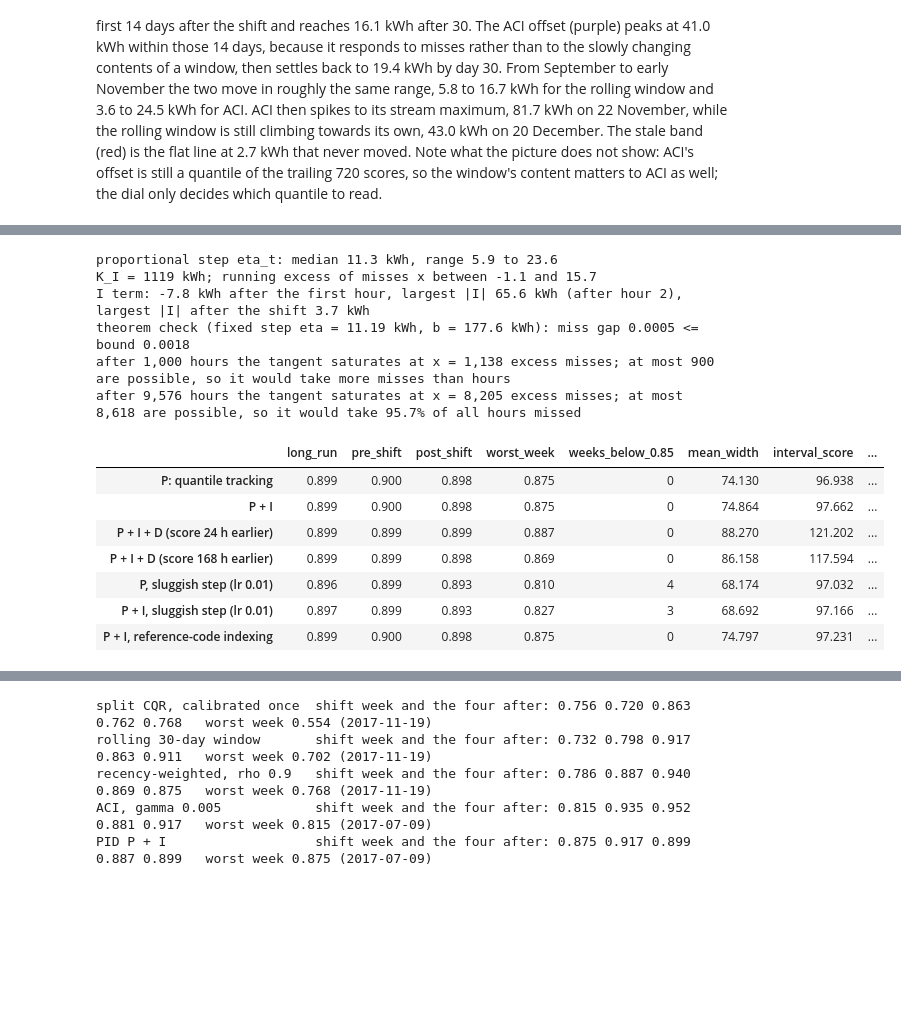
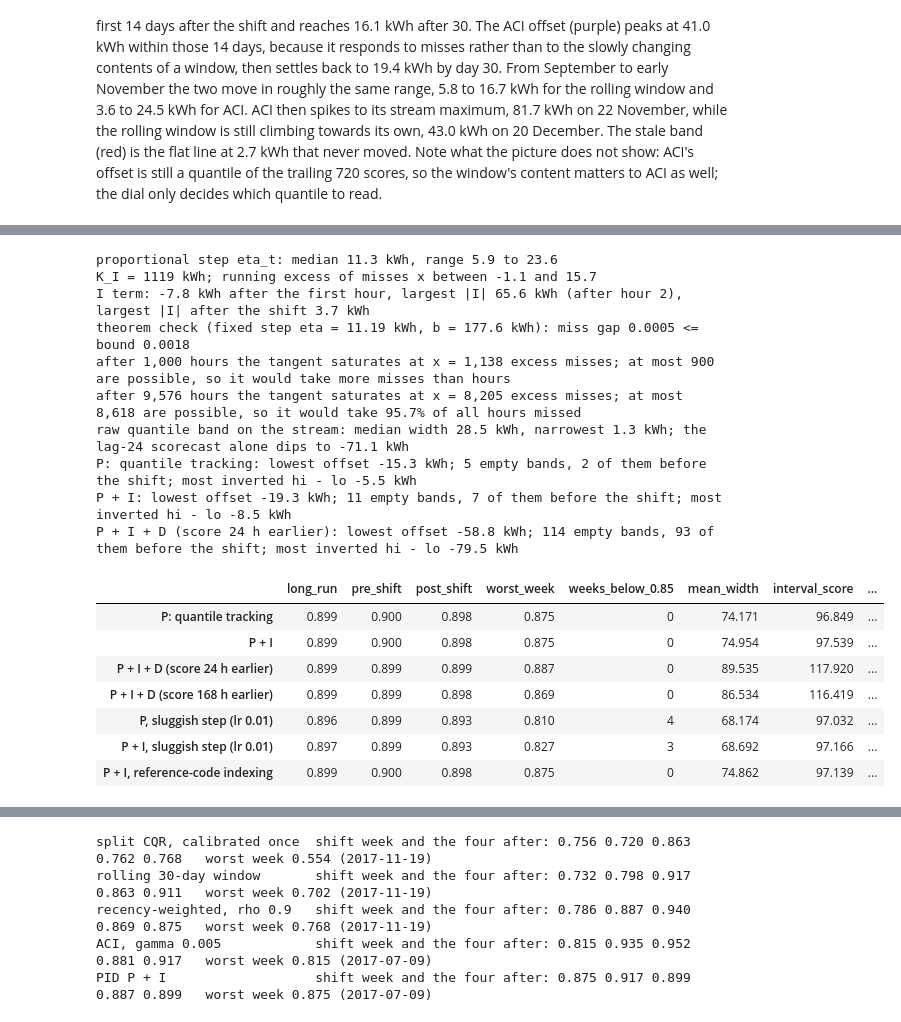
Before and after one commit to josephazar/conformal-prediction-intro, a Jupyter notebook: notebooks/15_coverage_under_drift_aci_and_pid.ipynb, the cells around one changed output, grey strips where cells are left out. Drawn from its saved outputs; the diff is of its cells as text; code cells hidden in the pictures; blank space fills up the shorter version.

```diff
--- a/notebooks/15_coverage_under_drift_aci_and_pid.ipynb
+++ b/notebooks/15_coverage_under_drift_aci_and_pid.ipynb
@@ -451,15 +456,22 @@ def stream_report(q, scores, raw_lo, raw_hi, y, start, is_post, block, block_nam
     """Score a sequence of band offsets on the streamed rows (positions start, start + 1, ...).
 
     The band for row t is [raw_lo[t] - q[t], raw_hi[t] + q[t]]: CQR's raw quantile band,
-    widened by the offset. An offset of +inf is an infinite band (it always covers); -inf is
-    an empty band (it always misses). Width and interval score are averaged over the FINITE
-    bands only - an infinite band has infinite width - so always read them next to the count
-    of infinite bands (field guide S22).
+    widened by the offset. An offset of +inf is an infinite band (it always covers). An
+    offset of -inf, or a finite offset so negative that the lower edge lands above the upper
+    edge, is an empty band: it contains no value at all and always misses. Width and interval
+    score are averaged over the finite, non-empty bands only. An infinite band has infinite
+    width; an empty band has no width at all (its hi - lo would enter the width average as a
+    negative number), and the interval score is defined only for a lower edge at or below the
+    upper one. So always read them next to the counts of infinite and empty bands (field
+    guide S22).
     """
     qs, covered = q[start:], scores[start:] <= q[start:]
     per_block = block_coverage(q, scores, start, block)
-    finite = np.isfinite(qs)
-    lo_band, hi_band = raw_lo[start:][finite] - qs[finite], raw_hi[start:][finite] + qs[finite]
+    lo_all, hi_all = raw_lo[start:] - qs, raw_hi[start:] + qs
+    empty = lo_all > hi_all                          # q = -inf included: +inf > -inf
+    assert not np.any(covered & empty), "an empty band can never cover"
+    kept = np.isfinite(qs) & ~empty                  # finite, non-empty bands
+    lo_band, hi_band = lo_all[kept], hi_all[kept]
     return {
         "long_run": covered.mean(),
         "pre_shift": covered[~is_post].mean(),
@@ -467,8 +479,9 @@ def stream_report(q, scores, raw_lo, raw_hi, y, start, is_post, block, block_nam
         f"worst_{block_name}": per_block.min(),
         f"{block_name}s_below_0.85": int((per_block < 0.85).sum()),
         "mean_width": float(np.mean(hi_band - lo_band)),
-        "interval_score": interval_score(y[start:][finite], lo_band, hi_band, ALPHA),
+        "interval_score": interval_score(y[start:][kept], lo_band, hi_band, ALPHA),
         "infinite_bands": int(np.sum(qs == np.inf)),
+        "empty_bands": int(np.sum(empty)),
     }
 
 
@@ -818,7 +831,6 @@ for gamma in (0.001, 0.005, 0.02, 0.05):
     bound = (max(ALPHA, 1 - ALPHA) + gamma) / (gamma * T)      # alpha_1 = ALPHA
     assert gap <= bound, "the deterministic ACI bound can never fail - check the update"
     row.update({"infinite_after_shift": int(np.sum(q_aci[START:][post] == np.inf)),
-                "empty_bands": int(np.sum(q_aci[START:] == -np.inf)),
                 "alpha_t_min": np.nanmin(alpha_paths[gamma]),
                 "alpha_t_max": np.nanmax(alpha_paths[gamma]),
                 "miss_gap": gap, "bound": bound})
@@ -1070,38 +1088,54 @@ assert -b_max - ALPHA * eta <= q_f.min() and q_f.max() <= b_max + (1 - ALPHA) *
 x_path = np.cumsum((scores[START:] > pid_runs["P + I"][START:]) - ALPHA)   # x after n hours
 n_path = np.arange(1, T + 1)
 arg = x_path * np.log(n_path + 1) / (5.0 * (n_path + 1))
 assert np.all(np.abs(arg) < math.pi / 2), "the tangent saturated - the band went infinite"
 i_term = K_I * np.tan(arg)                                  # added to the offset of hour n + 1
 steps = [0.1 * np.ptp(scores[t - 300:t]) for t in range(START, len(scores))]
 print(f"proportional step eta_t: median {np.median(steps):.1f} kWh, "
       f"range {min(steps):.1f} to {max(steps):.1f}")
 print(f"K_I = {K_I:.0f} kWh; running excess of misses x between {x_path.min():.1f} "
       f"and {x_path.max():.1f}")
 print(f"I term: {i_term[0]:.1f} kWh after the first hour, largest |I| {np.abs(i_term).max():.1f} kWh "
       f"(after hour {np.argmax(np.abs(i_term)) + 1}), "
       f"largest |I| after the shift {np.abs(i_term[post]).max():.1f} kWh")
 print(f"theorem check (fixed step eta = {eta:.2f} kWh, b = {b_max:.1f} kWh): "
       f"miss gap {gap_fixed:.4f} <= bound {bound_fixed:.4f}")
 for hours_so_far in (1_000, T):
     x_sat = (math.pi / 2) * 5.0 * (hours_so_far + 1) / math.log(hours_so_far + 1)
     share = (x_sat + ALPHA * hours_so_far) / hours_so_far     # miss share that would reach x_sat
     print(f"after {hours_so_far:,} hours the tangent saturates at x = {x_sat:,.0f} excess misses; "
           f"at most {(1 - ALPHA) * hours_so_far:,.0f} are possible, so it would take "
           + (f"{share:.1%} of all hours missed" if share <= 1 else "more misses than hours"))
+# Empty bands: an offset below minus half the raw band's width puts the lower edge above the upper.
+raw_width = raw_hi[START:] - raw_lo[START:]
+print(f"raw quantile band on the stream: median width {np.median(raw_width):.1f} kWh, "
+      f"narrowest {raw_width.min():.1f} kWh; the lag-24 scorecast alone dips to "
+      f"{lag_24[START:].min():.1f} kWh")
+for name in ("P: quantile tracking", "P + I", "P + I + D (score 24 h earlier)"):
+    qs = pid_runs[name][START:]
+    lo_b, hi_b = raw_lo[START:] - qs, raw_hi[START:] + qs     # the band actually issued
+    is_empty = lo_b > hi_b
+    print(f"{name}: lowest offset {qs.min():.1f} kWh; {is_empty.sum()} empty bands, "
+          f"{np.sum(is_empty & ~post)} of them before the shift; most inverted hi - lo "
+          f"{np.min(hi_b - lo_b):.1f} kWh")
 report_table({name: building_report(q) for name, q in pid_runs.items()}).round(3)
 # %% [output]
 proportional step eta_t: median 11.3 kWh, range 5.9 to 23.6
 K_I = 1119 kWh; running excess of misses x between -1.1 and 15.7
 I term: -7.8 kWh after the first hour, largest |I| 65.6 kWh (after hour 2), largest |I| after the shift 3.7 kWh
 theorem check (fixed step eta = 11.19 kWh, b = 177.6 kWh): miss gap 0.0005 <= bound 0.0018
 after 1,000 hours the tangent saturates at x = 1,138 excess misses; at most 900 are possible, so it would take more misses than hours
 after 9,576 hours the tangent saturates at x = 8,205 excess misses; at most 8,618 are possible, so it would take 95.7% of all hours missed
+raw quantile band on the stream: median width 28.5 kWh, narrowest 1.3 kWh; the lag-24 scorecast alone dips to -71.1 kWh
+P: quantile tracking: lowest offset -15.3 kWh; 5 empty bands, 2 of them before the shift; most inverted hi - lo -5.5 kWh
+P + I: lowest offset -19.3 kWh; 11 empty bands, 7 of them before the shift; most inverted hi - lo -8.5 kWh
+P + I + D (score 24 h earlier): lowest offset -58.8 kWh; 114 empty bands, 93 of them before the shift; most inverted hi - lo -79.5 kWh
 |  | long_run | pre_shift | post_shift | worst_week | weeks_below_0.85 | mean_width | interval_score | ... |
-| P: quantile tracking | 0.899 | 0.900 | 0.898 | 0.875 | 0 | 74.130 | 96.938 | ... |
-| P + I | 0.899 | 0.900 | 0.898 | 0.875 | 0 | 74.864 | 97.662 | ... |
-| P + I + D (score 24 h earlier) | 0.899 | 0.899 | 0.899 | 0.887 | 0 | 88.270 | 121.202 | ... |
-| P + I + D (score 168 h earlier) | 0.899 | 0.899 | 0.898 | 0.869 | 0 | 86.158 | 117.594 | ... |
+| P: quantile tracking | 0.899 | 0.900 | 0.898 | 0.875 | 0 | 74.171 | 96.849 | ... |
+| P + I | 0.899 | 0.900 | 0.898 | 0.875 | 0 | 74.954 | 97.539 | ... |
+| P + I + D (score 24 h earlier) | 0.899 | 0.899 | 0.899 | 0.887 | 0 | 89.535 | 117.920 | ... |
+| P + I + D (score 168 h earlier) | 0.899 | 0.899 | 0.898 | 0.869 | 0 | 86.534 | 116.419 | ... |
 | P, sluggish step (lr 0.01) | 0.896 | 0.899 | 0.893 | 0.810 | 4 | 68.174 | 97.032 | ... |
 | P + I, sluggish step (lr 0.01) | 0.897 | 0.899 | 0.893 | 0.827 | 3 | 68.692 | 97.166 | ... |
-| P + I, reference-code indexing | 0.899 | 0.900 | 0.898 | 0.875 | 0 | 74.797 | 97.231 | ... |
+| P + I, reference-code indexing | 0.899 | 0.900 | 0.898 | 0.875 | 0 | 74.862 | 97.139 | ... |
 # %% [markdown]
```
Also changed, not shown: parts of 13 cells of this notebook.
